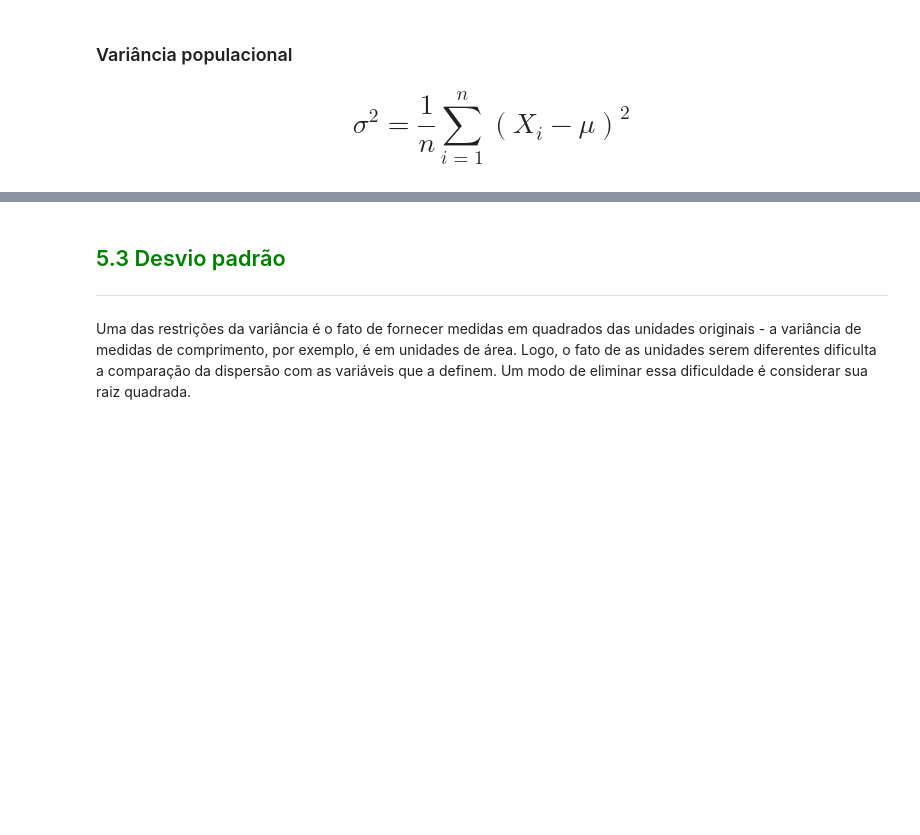
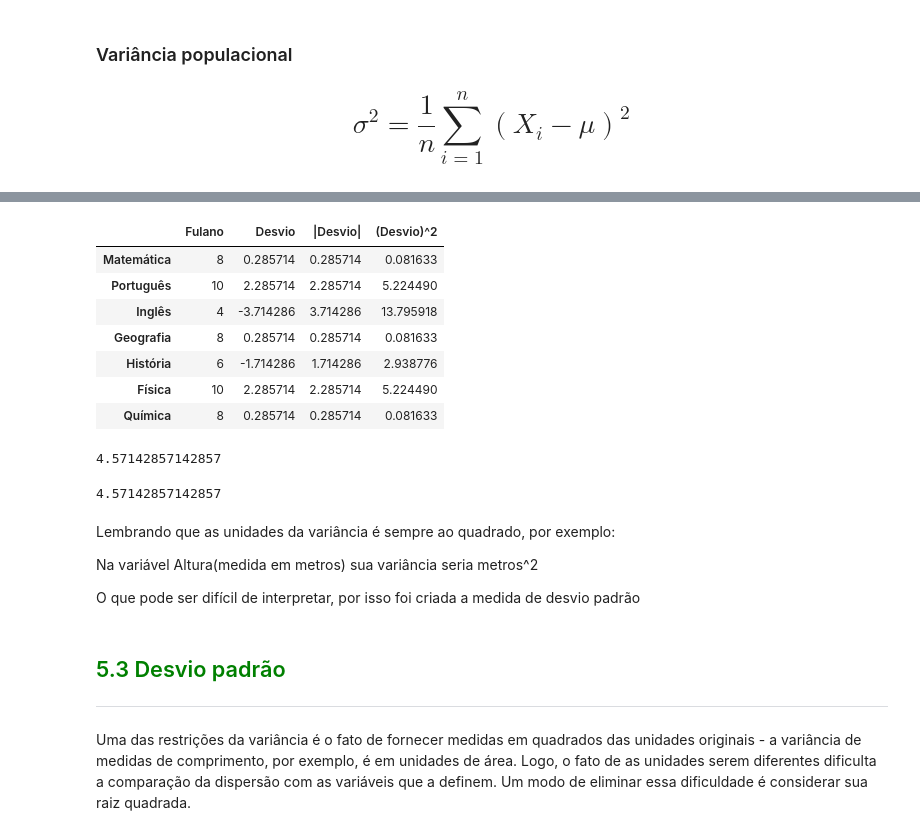
Before and after one commit to RichardRosenblat/alura-estatistica-com-python-parte-1, a Jupyter notebook: Curso_de_Estatística.ipynb, the cells around one changed output, grey strips where cells are left out. Cells and saved outputs as stored; diff of their text form; code cells hidden in the pictures; blank space fills up the shorter version.

```diff
--- a/Curso_de_Estatística.ipynb
+++ b/Curso_de_Estatística.ipynb
@@ -1324,3 +1339,33 @@ A variância é construída a partir das diferenças entre cada observação e a
+# %%
+notas_fulano['(Desvio)^2'] = notas_fulano['Desvio'].pow(2)
+notas_fulano
+# %% [output]
+|  | Fulano | Desvio | |Desvio| | (Desvio)^2 |
+| Matemática | 8 | 0.285714 | 0.285714 | 0.081633 |
+| Português | 10 | 2.285714 | 2.285714 | 5.224490 |
+| Inglês | 4 | -3.714286 | 3.714286 | 13.795918 |
+| Geografia | 8 | 0.285714 | 0.285714 | 0.081633 |
+| História | 6 | -1.714286 | 1.714286 | 2.938776 |
+| Física | 10 | 2.285714 | 2.285714 | 5.224490 |
+| Química | 8 | 0.285714 | 0.285714 | 0.081633 |
+# %%
+notas_fulano['(Desvio)^2'].sum() / (len(notas_fulano) - 1)
+# %% [output]
+4.57142857142857
+# %%
+# Delta degrees of variance = correção de Bessel
+# O valor padrão é sempre 1
+variancia = notas_fulano['Fulano'].var()
+variancia
+# %% [output]
+4.57142857142857
+# %% [markdown]
+Lembrando que as unidades da variância é sempre ao quadrado, por exemplo:
+
+Na variável Altura(medida em metros) sua variância seria metros^2
+
+O que pode ser difícil de interpretar, por isso foi criada a medida de desvio
+padrão
 # %% [markdown]
 ## <font color=green>5.3 Desvio padrão</font>
 ***
```
Also changed, not shown: parts of 12 cells of this notebook.
